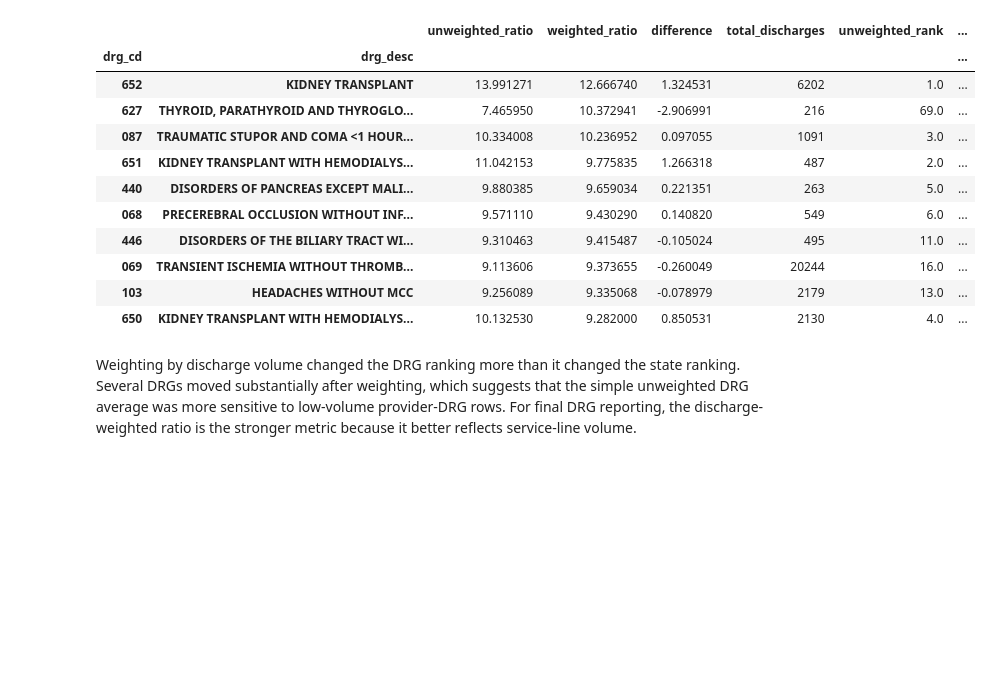
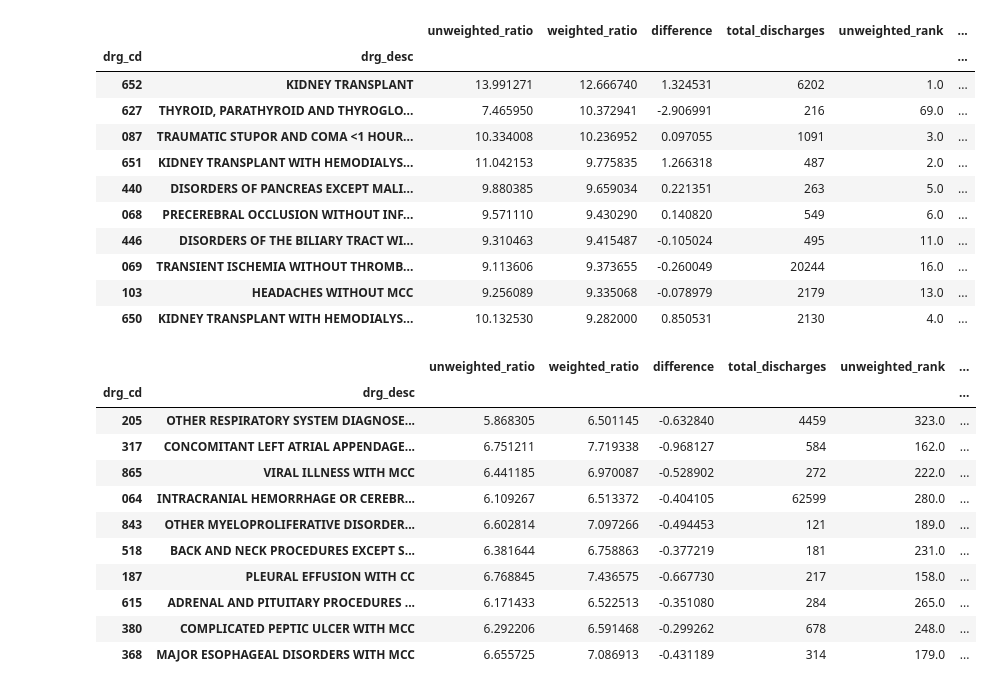
Before and after one commit to gurbaj8226/Hospital-Charge-vs-Medicare-Reimbursement-Analysis, a Jupyter notebook: notebooks/01_Data_Cleaning_and_Preparation.ipynb, the cells around one changed output. Saved outputs shown, nothing was run; the diff lists cells and outputs as text; code cells hidden in the pictures; blank space fills up the shorter version.

Commit message:
Completed weighted methodology comparison by hospital provider.

```diff
--- a/notebooks/01_Data_Cleaning_and_Preparation.ipynb
+++ b/notebooks/01_Data_Cleaning_and_Preparation.ipynb
@@ -703,5 +703,20 @@ meaningful_volume_drg_weighted[['unweighted_ratio','weighted_ratio', 'difference
 | 069 | TRANSIENT ISCHEMIA WITHOUT THROMB... | 9.113606 | 9.373655 | -0.260049 | 20244 | 16.0 | ... |
 | 103 | HEADACHES WITHOUT MCC | 9.256089 | 9.335068 | -0.078979 | 2179 | 13.0 | ... |
 | 650 | KIDNEY TRANSPLANT WITH HEMODIALYS... | 10.132530 | 9.282000 | 0.850531 | 2130 | 4.0 | ... |
-# %% [markdown]
-Weighting by discharge volume changed the DRG ranking more than it changed the state ranking. Several DRGs moved substantially after weighting, which suggests that the simple unweighted DRG average was more sensitive to low-volume provider-DRG rows. For final DRG reporting, the discharge-weighted ratio is the stronger metric because it better reflects service-line volume.
+# %%
+largest_drg_rank_change = meaningful_volume_drg_weighted[['unweighted_ratio','weighted_ratio', 'difference', 'total_discharges', 'unweighted_rank', 'weighted_rank', 'rank_change' ]].sort_values(by = 'rank_change', ascending = False)
+
+largest_drg_rank_change.head(10)
+# %% [output]
+|  |  | unweighted_ratio | weighted_ratio | difference | total_discharges | unweighted_rank | ... |
+| drg_cd | drg_desc |  |  |  |  |  | ... |
+| 205 | OTHER RESPIRATORY SYSTEM DIAGNOSE... | 5.868305 | 6.501145 | -0.632840 | 4459 | 323.0 | ... |
+| 317 | CONCOMITANT LEFT ATRIAL APPENDAGE... | 6.751211 | 7.719338 | -0.968127 | 584 | 162.0 | ... |
+| 865 | VIRAL ILLNESS WITH MCC | 6.441185 | 6.970087 | -0.528902 | 272 | 222.0 | ... |
+| 064 | INTRACRANIAL HEMORRHAGE OR CEREBR... | 6.109267 | 6.513372 | -0.404105 | 62599 | 280.0 | ... |
+| 843 | OTHER MYELOPROLIFERATIVE DISORDER... | 6.602814 | 7.097266 | -0.494453 | 121 | 189.0 | ... |
+| 518 | BACK AND NECK PROCEDURES EXCEPT S... | 6.381644 | 6.758863 | -0.377219 | 181 | 231.0 | ... |
+| 187 | PLEURAL EFFUSION WITH CC | 6.768845 | 7.436575 | -0.667730 | 217 | 158.0 | ... |
+| 615 | ADRENAL AND PITUITARY PROCEDURES ... | 6.171433 | 6.522513 | -0.351080 | 284 | 265.0 | ... |
+| 380 | COMPLICATED PEPTIC ULCER WITH MCC | 6.292206 | 6.591468 | -0.299262 | 678 | 248.0 | ... |
+| 368 | MAJOR ESOPHAGEAL DISORDERS WITH MCC | 6.655725 | 7.086913 | -0.431189 | 314 | 179.0 | ... |
```
Also changed, not shown: parts of 4 cells of this notebook.
